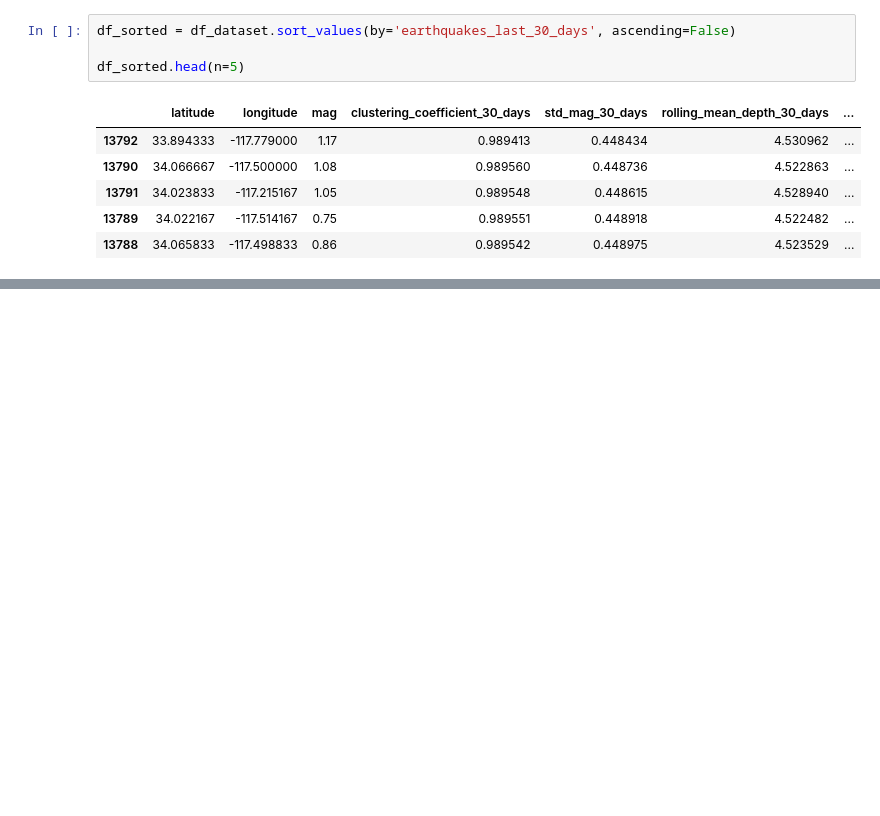
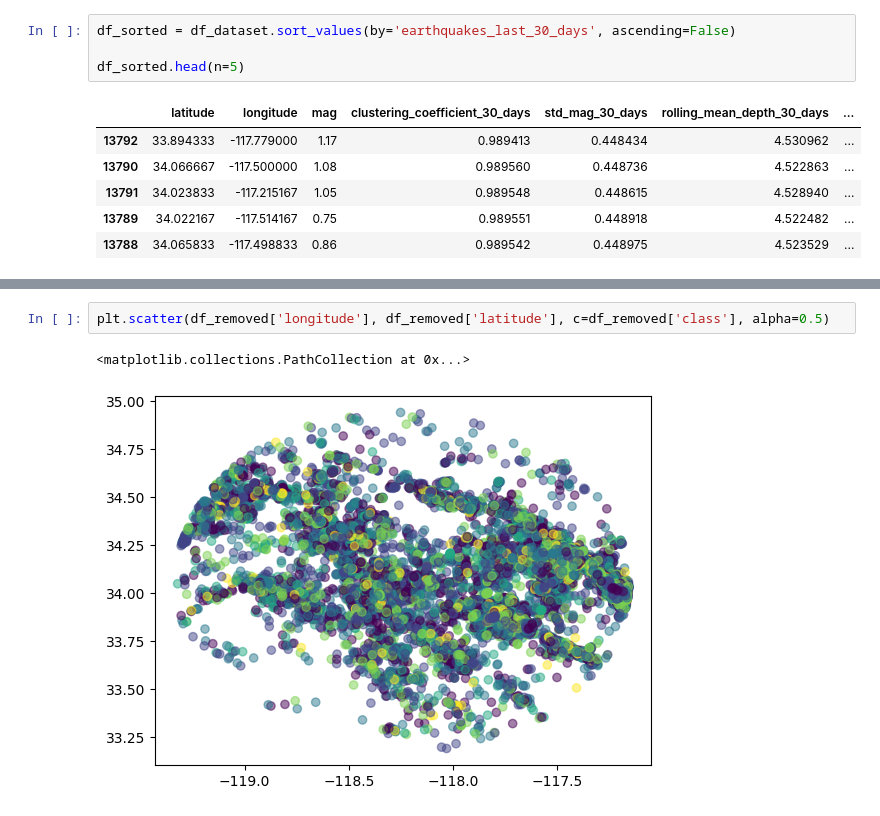
Before and after one commit to enzoalencar/LA-earthquake, a Jupyter notebook: main.ipynb, the cells around one changed output, grey strips where cells are left out. Saved outputs shown, nothing was run; the diff lists cells and outputs as text; blank space fills up the shorter version.

```diff
--- a/main.ipynb
+++ b/main.ipynb
@@ -20,0 +103,5 @@ df_sorted.head(n=5)
+# %%
+plt.scatter(df_removed['longitude'], df_removed['latitude'], c=df_removed['class'], alpha=0.5)
+# %% [output]
+<matplotlib.collections.PathCollection at 0x...>
+[figure, added]
```
Also changed, not shown: parts of 16 cells of this notebook, 1 other file.
